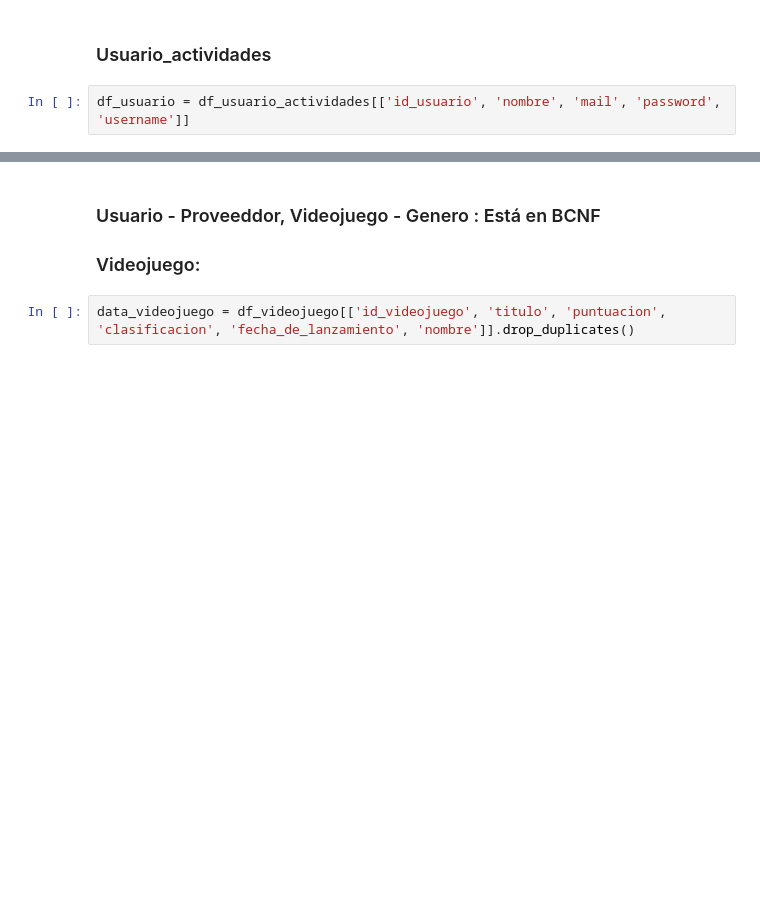
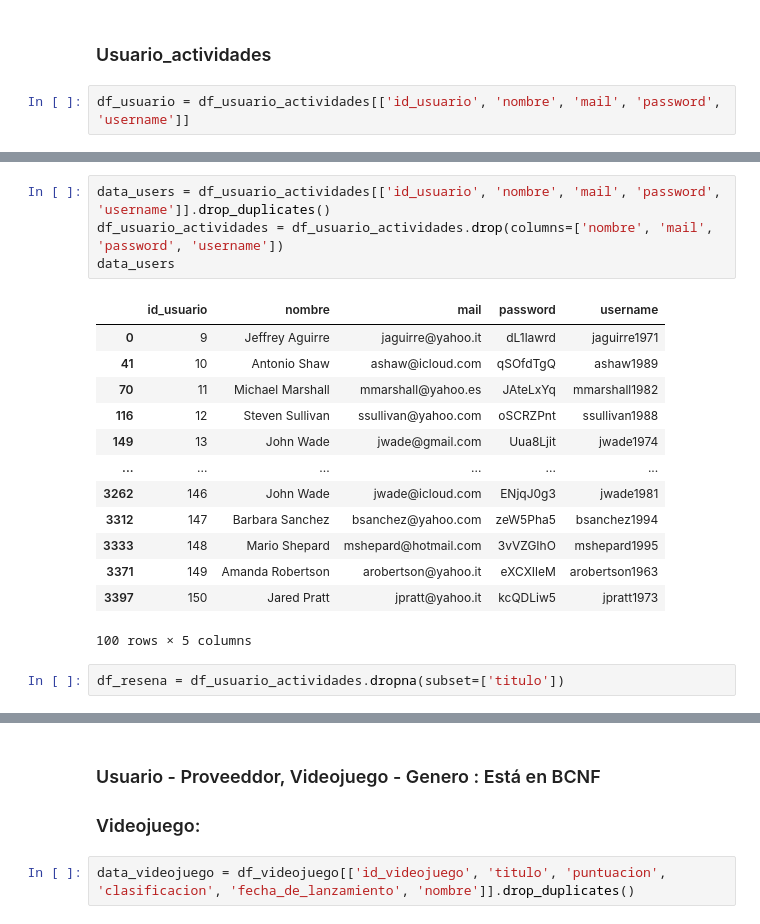
Before and after one commit to VicenteGarayR/Gatos-de-base, a Jupyter notebook: Entrega3/CSV/data_par.ipynb, the cells around one changed output, grey strips where cells are left out. Drawn from its saved outputs; the diff is of its cells as text; blank space fills up the shorter version.

```diff
--- a/Entrega3/CSV/data_par.ipynb
+++ b/Entrega3/CSV/data_par.ipynb
@@ -176,0 +161,20 @@ df_usuario_actividades
+# %%
+data_users = df_usuario_actividades[['id_usuario', 'nombre', 'mail', 'password', 'username']].drop_duplicates()
+df_usuario_actividades = df_usuario_actividades.drop(columns=['nombre', 'mail', 'password', 'username'])
+data_users
+# %% [output]
+|  | id_usuario | nombre | mail | password | username |
+| 0 | 9 | Jeffrey Aguirre | jaguirre@yahoo.it | dL1lawrd | jaguirre1971 |
+| 41 | 10 | Antonio Shaw | ashaw@icloud.com | qSOfdTgQ | ashaw1989 |
+| 70 | 11 | Michael Marshall | mmarshall@yahoo.es | JAteLxYq | mmarshall1982 |
+| 116 | 12 | Steven Sullivan | ssullivan@yahoo.com | oSCRZPnt | ssullivan1988 |
+| 149 | 13 | John Wade | jwade@gmail.com | Uua8Ljit | jwade1974 |
+| ... | ... | ... | ... | ... | ... |
+| 3262 | 146 | John Wade | jwade@icloud.com | ENjqJ0g3 | jwade1981 |
+| 3312 | 147 | Barbara Sanchez | bsanchez@yahoo.com | zeW5Pha5 | bsanchez1994 |
+| 3333 | 148 | Mario Shepard | mshepard@hotmail.com | 3vVZGIhO | mshepard1995 |
+| 3371 | 149 | Amanda Robertson | arobertson@yahoo.it | eXCXIleM | arobertson1963 |
+| 3397 | 150 | Jared Pratt | jpratt@yahoo.it | kcQDLiw5 | jpratt1973 |
+100 rows × 5 columns
+# %%
+df_resena = df_usuario_actividades.dropna(subset=['titulo'])
```
Also changed, not shown: parts of 2 cells of this notebook.
